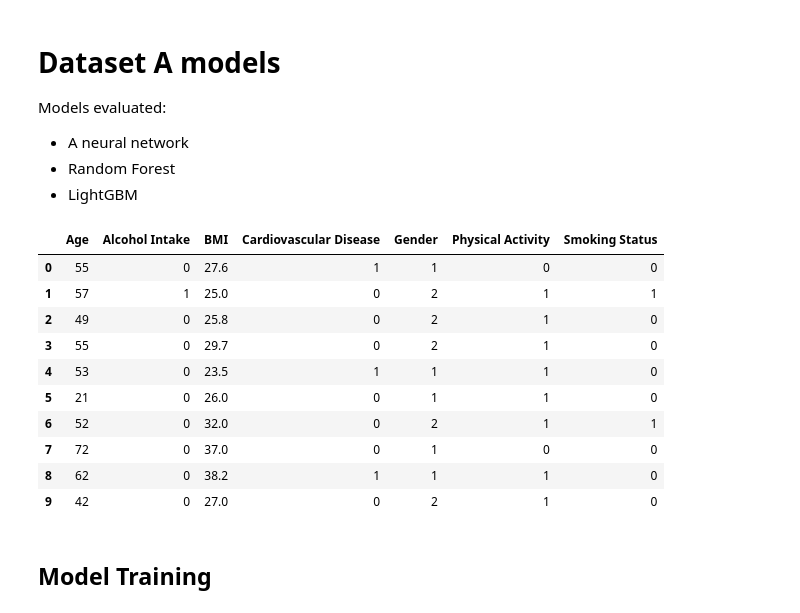
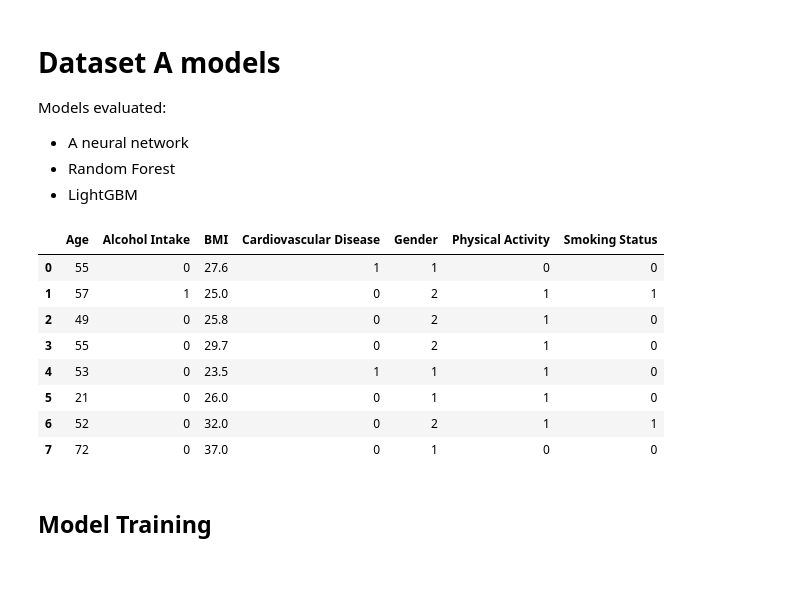
Before and after one commit to AhmedRafid3S5/Hybrid-CVD-Model, a Jupyter notebook: model_a_training(Part 2).ipynb, the cells around one changed output. Cells and saved outputs as stored; diff of their text form; code cells hidden in the pictures; blank space fills up the shorter version.

```diff
--- a/model_a_training(Part 2).ipynb
+++ b/model_a_training(Part 2).ipynb
@@ -11,19 +11,17 @@ import pandas as pd
 
 dataset = pd.read_csv("Model A dataset/lifestyle_dataset.csv")
 # %%
-dataset.head(10)
+dataset.head(8)
 # %% [output]
 |  | Age | Alcohol Intake | BMI | Cardiovascular Disease | Gender | Physical Activity | Smoking Status |
 | 0 | 55 | 0 | 27.6 | 1 | 1 | 0 | 0 |
 | 1 | 57 | 1 | 25.0 | 0 | 2 | 1 | 1 |
 | 2 | 49 | 0 | 25.8 | 0 | 2 | 1 | 0 |
 | 3 | 55 | 0 | 29.7 | 0 | 2 | 1 | 0 |
 | 4 | 53 | 0 | 23.5 | 1 | 1 | 1 | 0 |
 | 5 | 21 | 0 | 26.0 | 0 | 1 | 1 | 0 |
 | 6 | 52 | 0 | 32.0 | 0 | 2 | 1 | 1 |
 | 7 | 72 | 0 | 37.0 | 0 | 1 | 0 | 0 |
-| 8 | 62 | 0 | 38.2 | 1 | 1 | 1 | 0 |
-| 9 | 42 | 0 | 27.0 | 0 | 2 | 1 | 0 |
 # %% [markdown]
 ## Model Training
 # %%
```
Also changed, not shown: parts of 4 cells of this notebook, 27 other files.
